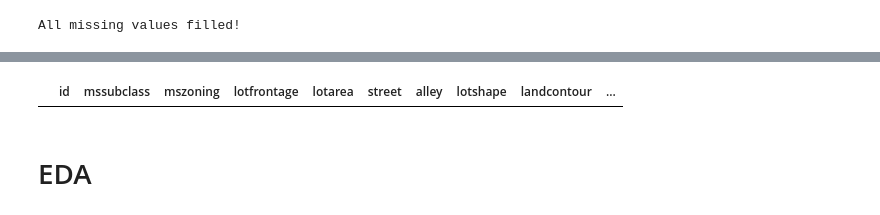
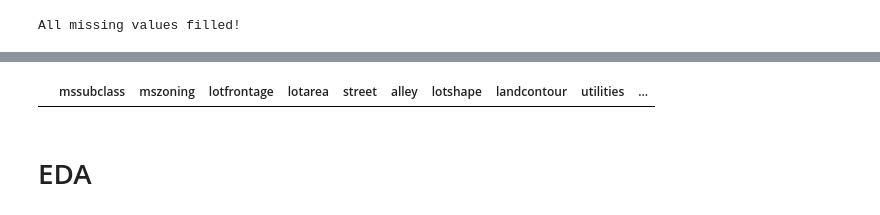
Before and after one commit to 100rab-S/House-Price-Prediction, a Jupyter notebook: EDA.ipynb, the cells around one changed output, grey strips where cells are left out. Drawn from its saved outputs; the diff is of its cells as text; code cells hidden in the pictures.

```diff
--- a/EDA.ipynb
+++ b/EDA.ipynb
@@ -41,3 +41,3 @@ msno.heatmap(data),
 # %%
 train = pd.read_csv('/content/drive/My Drive/Kaggle/House price prediction using advanced regression/Data/train.csv')
-test = pd.read_csv('/content/drive/My Drive/Kaggle/House price prediction using advanced regression/Data/test.csv')
+TEST = pd.read_csv('/content/drive/My Drive/Kaggle/House price prediction using advanced regression/Data/test.csv')
@@ -85,7 +66,7 @@ def lower_case_column_names(df): # function to lowercase column names.
   return df
 
 train = lower_case_column_names(train)
-test = lower_case_column_names(test)
+TEST = lower_case_column_names(TEST)
 # %%
 def lower_case_column_values(df): # function to lowercase dataframe values.
     #df = df.apply(lambda x : x.astype(str).str.lower())
@@ -93,4 +74,12 @@ def lower_case_column_values(df): # function to lowercase dataframe values.
     return df
 
 train = lower_case_column_values(train)
-test = lower_case_column_values(test)
+TEST = lower_case_column_values(TEST)
+# %%
+def removeId(df): # function to remove 'id' column since it is unique in every row.
+    df = df.drop('id', axis = 1)
+
+    return df
+
+train = removeId(train)
+TEST = removeId(TEST)
@@ -159,6 +236,6 @@ trainNull
 # %%
-test[test.isnull().any(axis=1)] # no missing values in test set.
+TEST[TEST.isnull().any(axis=1)] # no missing values in test set.
 # %% [output]
-|  | id | mssubclass | mszoning | lotfrontage | lotarea | street | alley | lotshape | landcontour | ... |
+|  | mssubclass | mszoning | lotfrontage | lotarea | street | alley | lotshape | landcontour | utilities | ... |
 # %% [markdown]
 # EDA
```
Also changed, not shown: parts of 75 cells of this notebook.
